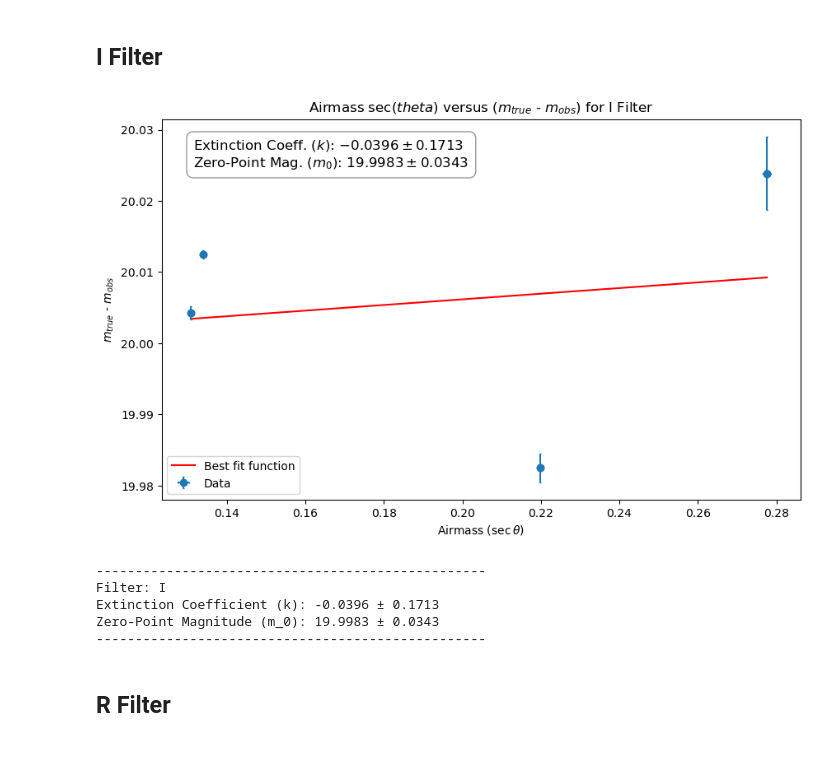
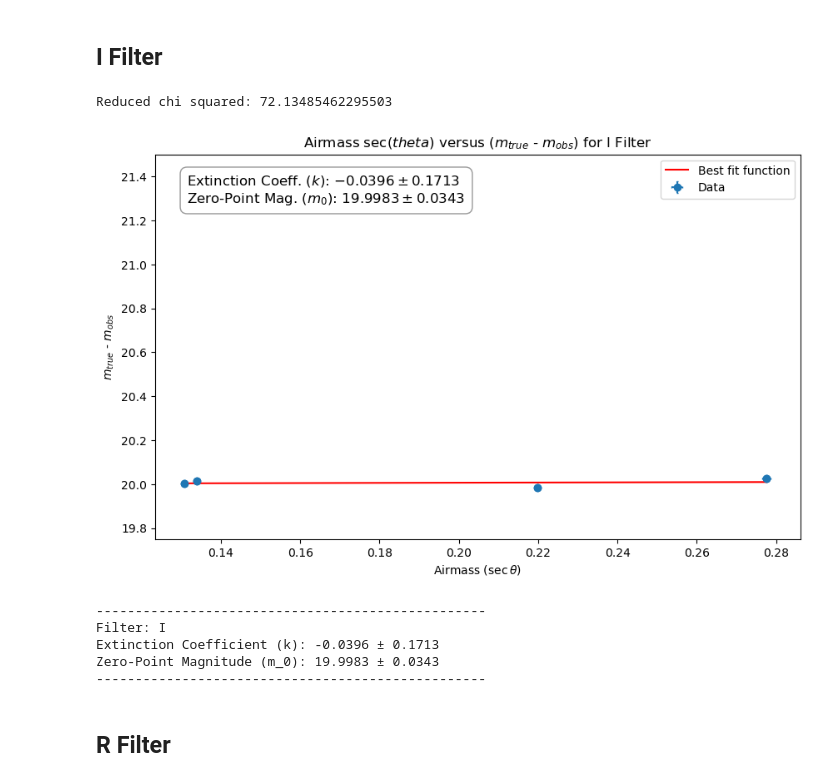
Before and after one commit to siddhantpujni/exoplanets_TGP, a Jupyter notebook: standard_stars.ipynb, the cells around one changed output. Drawn from its saved outputs; the diff is of its cells as text; code cells hidden in the pictures; blank space fills up the shorter version.

Commit message:
Computed reduced chi squared

```diff
--- a/standard_stars.ipynb
+++ b/standard_stars.ipynb
@@ -402,7 +402,7 @@ def filter_ins_mag_vs_airmass(filter, print_values=False):
         random_ins_mag_err = ins_m_err[start_idx:end_idx] # this is the random errors from the counts
         mean_random_ins_mag_err = np.sqrt(random_ins_mag_err[0]**2 + random_ins_mag_err[1]**2 + random_ins_mag_err[2]**2)
 
-        systematic_ins_mag_err = np.std(ins_m[start_idx:end_idx]) / np.sqrt(3) # this is the systematic error
+        systematic_ins_mag_err = np.std(ins_m[start_idx:end_idx]) # this is the systematic error
 
         #total_ins_mag_err = np.sqrt(mean_random_ins_mag_err**2
          #                         + systematic_ins_mag_err**2) # add the random and systematic errors in quadrature
@@ -592,6 +592,22 @@ def perform_extinction_correction(magnitudes, airmasses, magnitude_errors, airma
     a_error = np.sqrt(cov_matrix[0, 0])  # Uncertainty of a (slope)
     b_error = np.sqrt(cov_matrix[1, 1])  # Uncertainty of b (intercept)
 
+    # ====== Calculate residuals =====
+    # 1. Calculate the residuals (Data - Model)
+    residuals = magnitudes - model(airmasses, *params)
+
+    # 2. Calculate Chi-Squared
+    chi_squared = np.sum((residuals / magnitude_errors)**2)
+
+    # 3. Calculate Degrees of Freedom (N - number of parameters)
+    dof = len(magnitudes) - len(params)
+
+    # 4. Reduced Chi-Squared
+    red_chi_sq = chi_squared / dof
+
+    print(f"Reduced chi squared: {red_chi_sq}")
+    # ====== Calculate residuals =====
+
     # Create the fitted curve
     x_fit = np.linspace(min(airmasses), max(airmasses), 100)
     y_fit = model(x_fit, *params)
@@ -1153,23 +1185,24 @@ Zero-Point Magnitude (m_0): 21.1376 ± 0.1697
 # %%
 # plot for I filter
 
 # set print_values=True to see all the values
 ins_mags_I, ins_mags_err_I, airmasses_I, airmasses_err_I = filter_ins_mag_vs_airmass('I', print_values=False)
 mags_I = np.array(stn_mags_I) - np.array(ins_mags_I)
 
 # correct for airmass at 1 (not 0!)
 airmasses_I_corrected = airmasses_I - np.ones(len(airmasses_I))
 
 # set same_axis_scale=False for a zoomed in plot
 # set yerr_best_fit=True to plot the best fit line using errors
 k_I, k_I_err, m_zpt_I, m_zpt_I_err = perform_extinction_correction(mags_I, airmasses_I_corrected, ins_mags_err_I, airmasses_err_I,
-                                                                   'I', print_text = True, same_axis_scale = False, yerr_best_fit = False)
+                                                                   'I', print_text = True, same_axis_scale = True, yerr_best_fit = False)
 # %% [output]
+Reduced chi squared: 72.13485462295503
-[figure, old version]
+[figure, new version]
---------------------------------------------------
-Filter: I
-Extinction Coefficient (k): -0.0396 ± 0.1713
-Zero-Point Magnitude (m_0): 19.9983 ± 0.0343
---------------------------------------------------
+--------------------------------------------------
+Filter: I
+Extinction Coefficient (k): -0.0396 ± 0.1713
+Zero-Point Magnitude (m_0): 19.9983 ± 0.0343
+--------------------------------------------------
 # %% [markdown]
 ## R Filter
```
Also changed, not shown: parts of 21 cells of this notebook.
